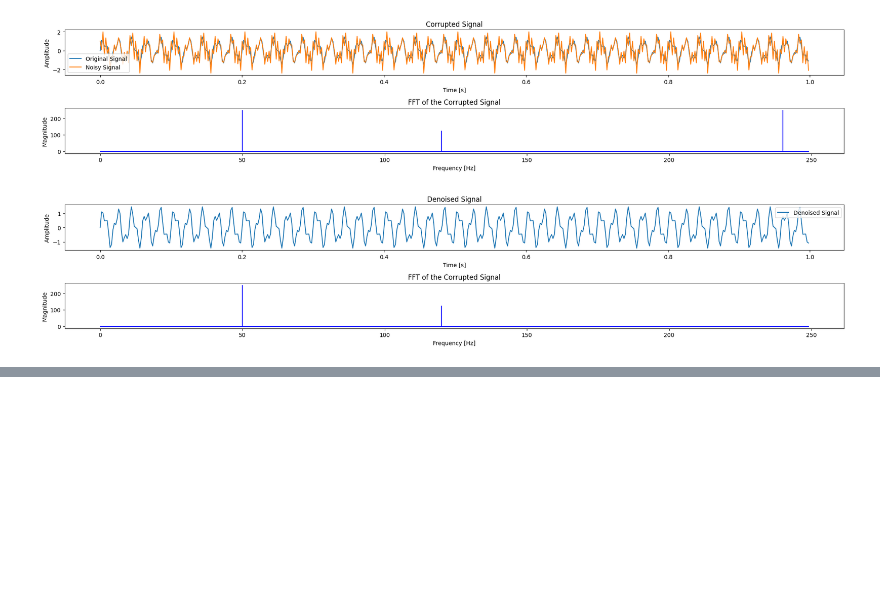
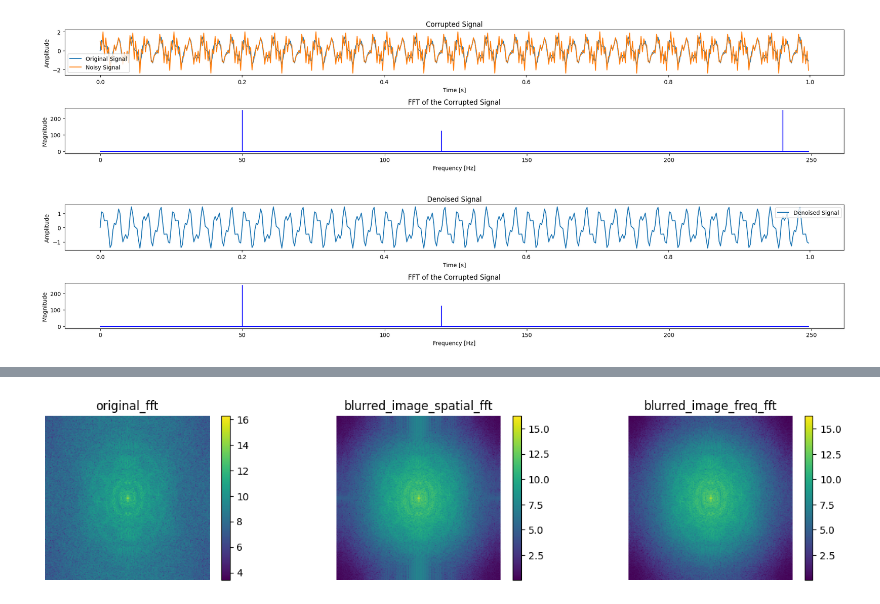
Before and after one commit to JeremieSefo/How-far-can-Mathematics-Go__Applied-Maths, a Jupyter notebook: gradient descent.ipynb, the cells around one changed output, grey strips where cells are left out. Cells and saved outputs as stored; diff of their text form; code cells hidden in the pictures; blank space fills up the shorter version.

```diff
--- a/gradient descent.ipynb
+++ b/gradient descent.ipynb
@@ -463,0 +438,89 @@ plt.show()
+# %%
+from mpl_toolkits.mplot3d import Axes3D
+from scipy.fftpack import fft2, fftshift
+from scipy.fftpack import fft2, ifft2, fftshift
+from scipy.ndimage import gaussian_filter, convolve
+def plot_spectrum(fft_image, title):
+    magnitude_spectrum = np.log1p(np.abs((fft_image)))
+    plt.imshow(magnitude_spectrum, cmap='viridis')
+    plt.title(title)
+    plt.colorbar()
+    plt.axis('off')
+# Function to create a 2D Gaussian filter
+def gaussian_filter_2d(size, sigma):
+    x, y = np.meshgrid(np.linspace(-size // 2 + 1, size // 2, size), np.linspace(-size // 2 + 1, size // 2, size))
+    g = np.exp(-((x**2 + y**2) / (2.0 * sigma**2)))
+    return g / g.sum()
+
+nimage = Image.open('uy1.jpg') # plt.imread(image_path)
+N = np.max(np.shape(nimage))
+#print(N)
+size = (N, N)
+image = nimage.resize(size)
+if len(np.shape(image)) > 2:  # If the image is RGB, convert to grayscale
+    image = np.mean(image, axis=2)
+#print(np.shape(image))
+image = np.array(image)
+
+# Apply Gaussian filter using convolution in the spatial domain
+kernel = gaussian_filter_2d(size=image.shape[0], sigma = 1)
+blurred_image_spatial = convolve(image, kernel)
+blurred_image_spatial_fft = fftshift(fft2(blurred_image_spatial))
+
+# Define Gaussian function in frequency domain
+def gaussian_kernel_freq(size, sigma):
+    gaussian_filter = gaussian_filter_2d(size, sigma)
+
+    # Compute the Fourier transform
+    fft_gaussian = (fft2(gaussian_filter))
+    return  fft_gaussian #kernel / np.sum(kernel) #
+
+# Apply Gaussian filter in the frequency domain
+def apply_gaussian_filter_fft(image, sigma):
+    # FFT of the image
+    image_fft = (fft2(image))
+    # Create Gaussian kernel in frequency domain
+    kernel_fft = gaussian_kernel_freq(image.shape[0], sigma)
+    # Multiply image FFT with kernel FFT
+    blurred_fft = image_fft * kernel_fft
+    # Inverse FFT to get the blurred image
+    blurred_image_freq = np.abs(ifft2(blurred_fft))
+
+    return fftshift(blurred_image_freq), (fftshift(blurred_fft))
+
+# Apply Gaussian filter using multiplication in the frequency domain
+blurred_image_freq, blurred_image_freq_fft = apply_gaussian_filter_fft(image, sigma=  1)
+
+# Plot magnitude spectra
+plt.figure(figsize=(15, 3))
+
+plt.subplot(1, 3, 1)
+plot_spectrum(fftshift(fft2(image)), 'original_fft')
+
+plt.subplot(1, 3, 2)
+plot_spectrum(blurred_image_spatial_fft, 'blurred_image_spatial_fft')
+
+plt.subplot(1, 3, 3)
+plot_spectrum(blurred_image_freq_fft, 'blurred_image_freq_fft')
+
+# Plot original and blurred images
+plt.figure(figsize=(15, 3))
+
+plt.subplot(1, 3, 1)
+plt.imshow(image, cmap='gray')
+plt.title('Original Image')
+plt.axis('off')
+
+plt.subplot(1, 3, 2)
+plt.imshow(blurred_image_spatial, cmap='gray')
+plt.title('Blurred Image (convolution approach)')
+plt.axis('off')
+
+# Plot the blurred image (Frequency Domain)
+plt.subplot(1, 3, 3)
+plt.imshow(blurred_image_freq, cmap='gray')
+plt.title('Blurred Image (Frequency approach)')
+plt.axis('off')
+plt.show()
+# %% [output]
+[figure, added]
```
Also changed, not shown: parts of 11 cells of this notebook, 5 other files.
